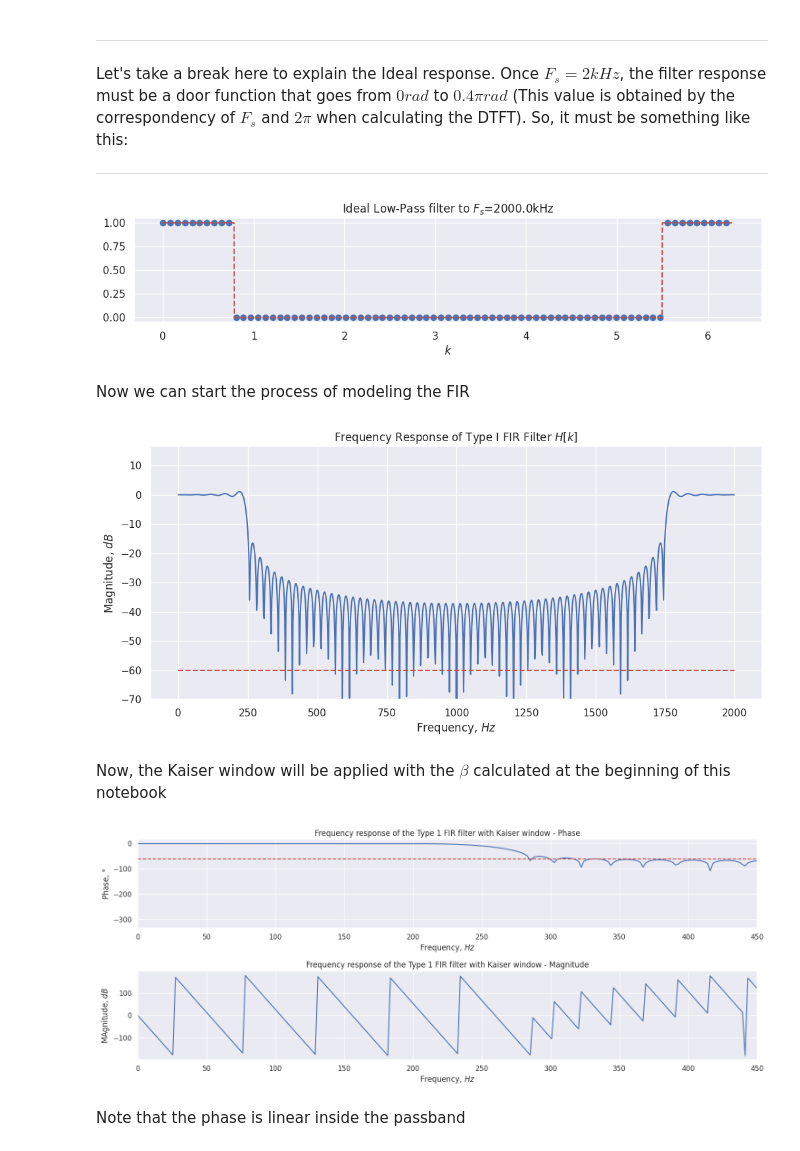
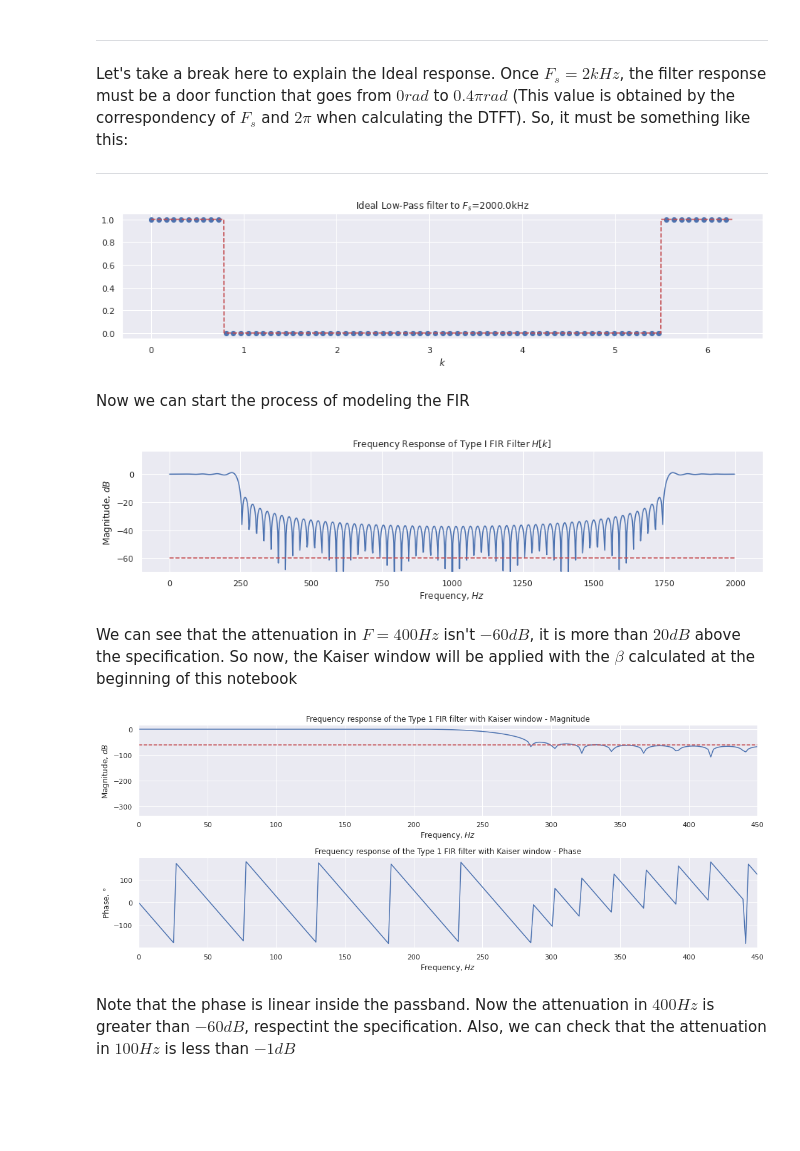
Before and after one commit to JoaoPi314/PDS-sampling-exercise, a Jupyter notebook: Low-pass FIR Filter project.ipynb, the cells around one changed output. Saved outputs shown, nothing was run; the diff lists cells and outputs as text; code cells hidden in the pictures; blank space fills up the shorter version.

```diff
--- a/Low-pass FIR Filter project.ipynb
+++ b/Low-pass FIR Filter project.ipynb
@@ -35,9 +49,11 @@ Before we go further, I will use a Kaiser Window instead of the regular Rectangu
 # %%
-alfa = 60
+alpha = 60
 passband = 100
 stopband = 400
 Fs = 2e3
 
-beta = 0.1102*(alfa - 8.7)
+beta = 0.1102*(alpha - 8.7)
+M = int(np.round((alpha - 8)/(2.285*((stopband-passband)/(Fs/2)))) + 1)
 
-M = int(np.round((alfa - 8)/(2.285*((stopband-passband)/(Fs/2)))) + 1)
+print(f'M = {M}')
+print(f'beta = {beta}')
@@ -57,33 +75,33 @@ Let's take a break here to explain the Ideal response. Once $F_s = 2kHz$, the fi
 # %%
 # Creating an array just to see the continous representation (DTFT)
 k_dtft = np.linspace(0, 2*np.pi, 2000)
 # Creating the array of the sampled representation (DFT)
 k = np.arange(0, N)
 
 # Creating the DTFT response
 H_dtft = np.zeros(k_dtft.size)
 cuttoff_point = np.where(np.isclose(k_dtft, cuttof_frequency, 1e-3))
 H_dtft[k_dtft < k_dtft[cuttoff_point[0][0]]] = 1
 H_dtft[k_dtft > (2*np.pi - k_dtft[cuttoff_point[0][0]])] = 1
 
 # Creating the DFT response
 H = np.zeros(k.size)
 sampled_cuttof_frequency = int(np.floor(cuttof_frequency*M/(2*np.pi)))
 cuttoff_point = np.where(k == sampled_cuttof_frequency)
 H[k <= k[cuttoff_point[0]]] = 1
 H[k >= k[-sampled_cuttof_frequency]] = 1
 
 
-plt.figure(figsize=(12, 2))
+plt.figure(figsize=(15, 3))
 plt.plot(k_dtft, H_dtft, '--r')
 plt.scatter(k*2*np.pi/N, H)
 
 plt.title(f'Ideal Low-Pass filter to $F_s$={Fs}kHz')
 plt.xlabel('$k$')
 
 plt.show()
 # %% [output]
-[figure, old version]
+[figure, new version]
 # %% [markdown]
 Now we can start the process of modeling the FIR
 # %%
@@ -100,7 +118,7 @@ def type_1_hn_calc(M, H):
 (n, hn) = type_1_hn_calc(M, H)
 
 # Calculation of frequency response H[k]
-# Padding to match the FFT size
+# Padding to match the FFT size (My FFT doesn't padd the input)
 hn_padded = np.pad(hn, (0, FFT_N-N), 'constant')
 my_fft = FFT(FFT_N)
 Hk = my_fft.fft_calc(hn_padded)
@@ -108,30 +126,28 @@ Hk = my_fft.fft_calc(hn_padded)
 k = np.arange(0, FFT_N)*Fs/FFT_N
 mag = 20*np.log10(np.abs(Hk))
 
-plt.figure(figsize=(12, 5))
+plt.figure(figsize=(15, 3))
 
 plt.plot(k, mag)
-plt.plot(k, k.size*[-60], '--r')
-plt.ylim(-alfa - 10, )
+plt.plot(k, k.size*[-alpha], '--r')
+plt.ylim(-alpha - 10, )
 
 plt.title(f'Frequency Response of Type I FIR Filter $H[k]$')
 plt.xlabel(f'Frequency, $Hz$')
 plt.ylabel(f'Magnitude, $dB$')
 plt.show()
 # %% [output]
-[figure, old version]
+[figure, new version]
 # %% [markdown]
-Now, the Kaiser window will be applied with the $\beta$ calculated at the beginning of this notebook
+We can see that the attenuation in $F = 400Hz$ isn't $-60dB$, it is more than $20dB$ above the specification. So now, the Kaiser window will be applied with the $\beta$ calculated at the beginning of this notebook
 # %%
 kaiser_window = kaiser(hn.size, beta)
 hn_kaiser = hn*kaiser_window
 
 hn_kaiser_padded = np.pad(hn_kaiser, (0, FFT_N-N), 'constant')
-
 Hkaiser = my_fft.fft_calc(hn_kaiser_padded)
 
 mag_kaiser = 20*np.log10(np.abs(Hkaiser))
-
 angle_kaiser = np.angle(Hkaiser, deg=True)
 
 plt.figure(figsize=(15, 6))
@@ -140,19 +156,19 @@ plt.subplot(2, 1, 1)
 plt.plot(k, mag_kaiser)
 plt.plot(k, k.size*[-60], '--r')
 plt.xlim(0, 450)
+plt.title("Frequency response of the Type 1 FIR filter with Kaiser window - Magnitude")
+plt.xlabel("Frequency, $Hz$")
+plt.ylabel("Magnitude, $dB$")
+
+plt.subplot(2, 1, 2)
+
+plt.plot(k, angle_kaiser)
+plt.xlim(0, 450)
 plt.title("Frequency response of the Type 1 FIR filter with Kaiser window - Phase")
 plt.xlabel("Frequency, $Hz$")
 plt.ylabel("Phase, $°$")
-
-plt.subplot(2, 1, 2)
-plt.title("Frequency response of the Type 1 FIR filter with Kaiser window - Magnitude")
-plt.xlabel("Frequency, $Hz$")
-plt.ylabel("MAgnitude, $dB$")
-plt.plot(k, angle_kaiser)
-plt.xlim(0, 450)
-
 plt.tight_layout()
 # %% [output]
-[figure, old version]
+[figure, new version]
 # %% [markdown]
-Note that the phase is linear inside the passband
+Note that the phase is linear inside the passband. Now the attenuation in $400Hz$ is greater than $-60dB$, respectint the specification. Also, we can check that the attenuation in $100Hz$ is less than $-1dB$
```
Also changed, not shown: parts of 7 cells of this notebook.
